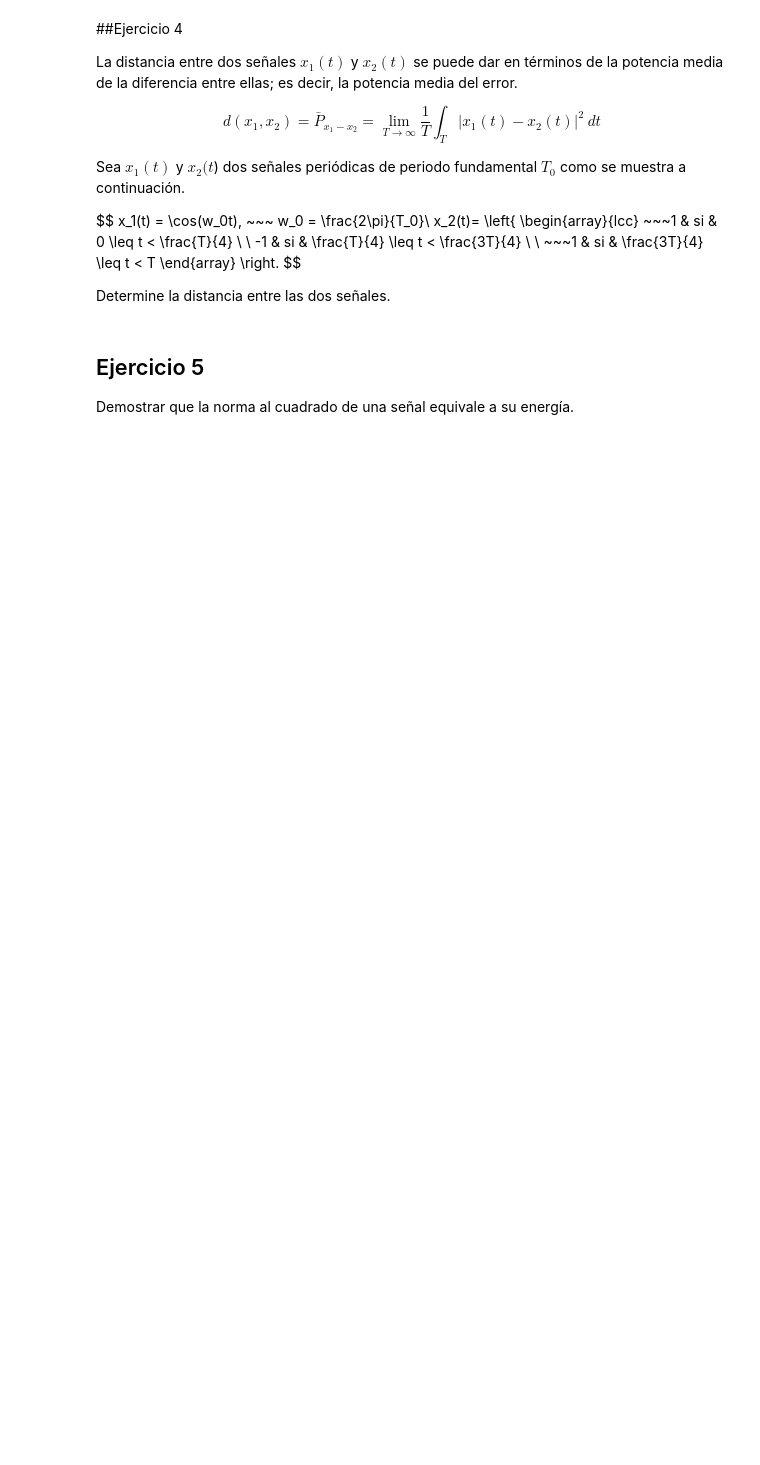
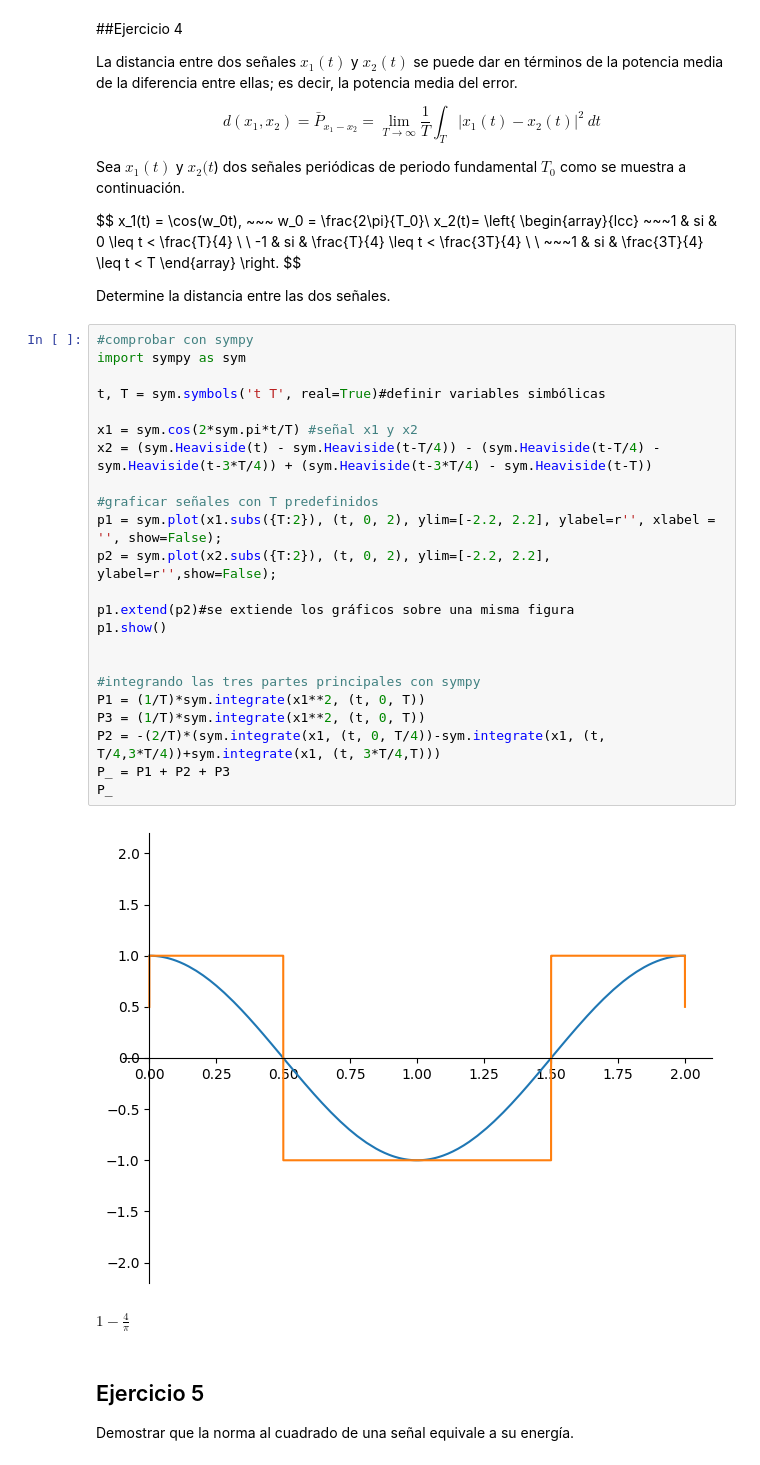
Before and after one commit to michellegallegoabril/EJERCICIOS-Y-PARCIALES, a Jupyter notebook: 1_IntroduccionSyS/5_Señales_Energia_Potencia.ipynb, the cells around one changed output. Cells and saved outputs as stored; diff of their text form; blank space fills up the shorter version.

```diff
--- a/1_IntroduccionSyS/5_Señales_Energia_Potencia.ipynb
+++ b/1_IntroduccionSyS/5_Señales_Energia_Potencia.ipynb
@@ -431,6 +435,32 @@ x_2(t)= \left\{ \begin{array}{lcc}
 $$
 
 Determine la distancia entre las dos señales.
+# %%
+#comprobar con sympy
+import sympy as sym
+
+t, T = sym.symbols('t T', real=True)#definir variables simbólicas
+
+x1 = sym.cos(2*sym.pi*t/T) #señal x1 y x2
+x2 = (sym.Heaviside(t) - sym.Heaviside(t-T/4)) - (sym.Heaviside(t-T/4) - sym.Heaviside(t-3*T/4)) + (sym.Heaviside(t-3*T/4) - sym.Heaviside(t-T))
+
+#graficar señales con T predefinidos
+p1 = sym.plot(x1.subs({T:2}), (t, 0, 2), ylim=[-2.2, 2.2], ylabel=r'', xlabel = '', show=False);
+p2 = sym.plot(x2.subs({T:2}), (t, 0, 2), ylim=[-2.2, 2.2], ylabel=r'',show=False);
+
+p1.extend(p2)#se extiende los gráficos sobre una misma figura
+p1.show()
+
+
+#integrando las tres partes principales con sympy
+P1 = (1/T)*sym.integrate(x1**2, (t, 0, T))
+P3 = (1/T)*sym.integrate(x1**2, (t, 0, T))
+P2 = -(2/T)*(sym.integrate(x1, (t, 0, T/4))-sym.integrate(x1, (t, T/4,3*T/4))+sym.integrate(x1, (t, 3*T/4,T)))
+P_ = P1 + P2 + P3
+P_
+# %% [output]
+[figure, added]
+$\displaystyle 1 - \frac{4}{\pi}$
 # %% [markdown]
 ## Ejercicio 5
 
```
Also changed, not shown: parts of 12 cells of this notebook.
